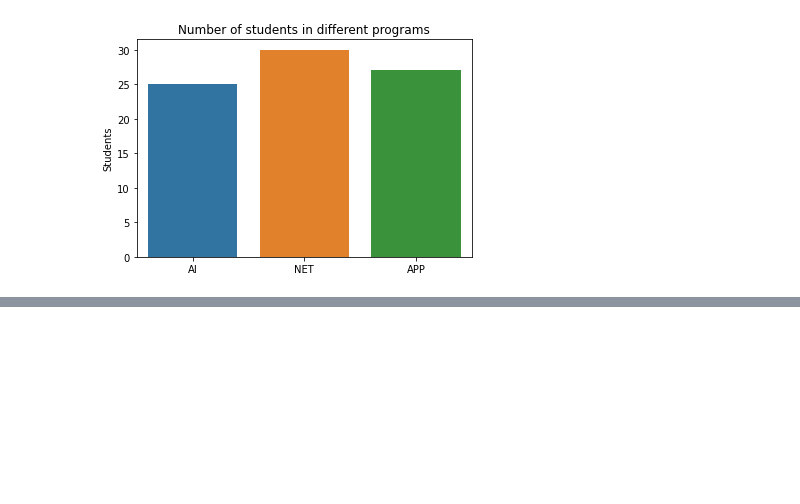
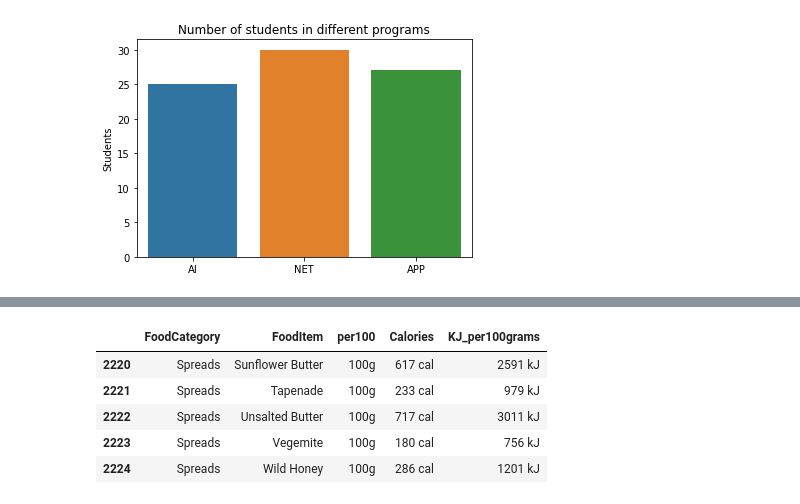
Before and after one commit to jwiegert/databehandling-joachim-wiegert, a Jupyter notebook: code-along/lect01_pandas_basics.ipynb, the cells around one changed output, grey strips where cells are left out. Cells and saved outputs as stored; diff of their text form; code cells hidden in the pictures; blank space fills up the shorter version.

```diff
--- a/code-along/lect01_pandas_basics.ipynb
+++ b/code-along/lect01_pandas_basics.ipynb
@@ -216,0 +312,19 @@ Text(0.5, 1.0, 'Number of students in different programs')
+# %%
+import pandas as pd
+# reload data
+calories = pd.read_excel("../data/calories.xlsx")
+
+# 1. rename columns (make easier to work with)
+# Default is to check rows for this name, we need to force it to look at coumns with axis
+# Most of the methods in pandas returns only a new object so we need to save it
+# with calories=
+calories = calories.rename(dict(Cals_per100grams = "Calories", per100grams = "per100"), axis="columns")
+#check the end of it
+calories.tail()
+# %% [output]
+|  | FoodCategory | FoodItem | per100 | Calories | KJ_per100grams |
+| 2220 | Spreads | Sunflower Butter | 100g | 617 cal | 2591 kJ |
+| 2221 | Spreads | Tapenade | 100g | 233 cal | 979 kJ |
+| 2222 | Spreads | Unsalted Butter | 100g | 717 cal | 3011 kJ |
+| 2223 | Spreads | Vegemite | 100g | 180 cal | 756 kJ |
+| 2224 | Spreads | Wild Honey | 100g | 286 cal | 1201 kJ |
```
Also changed, not shown: parts of 15 cells of this notebook, 2 other files.
